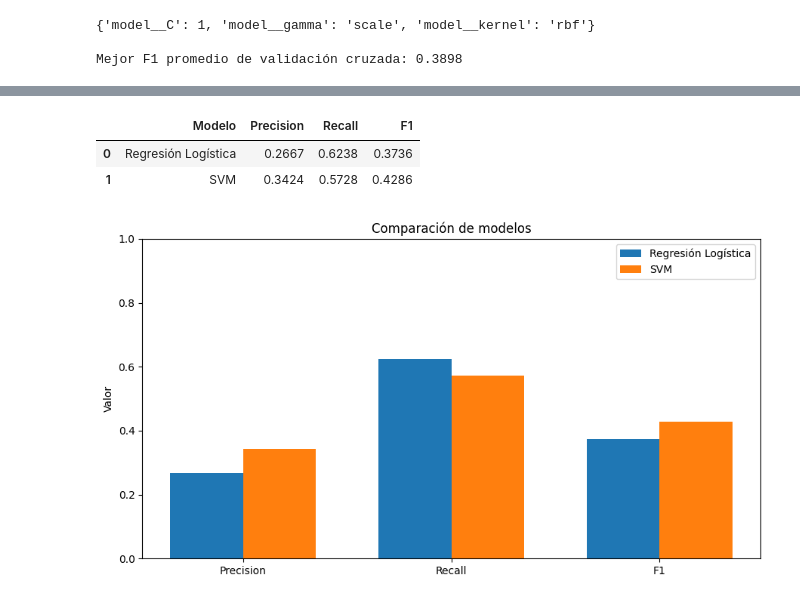
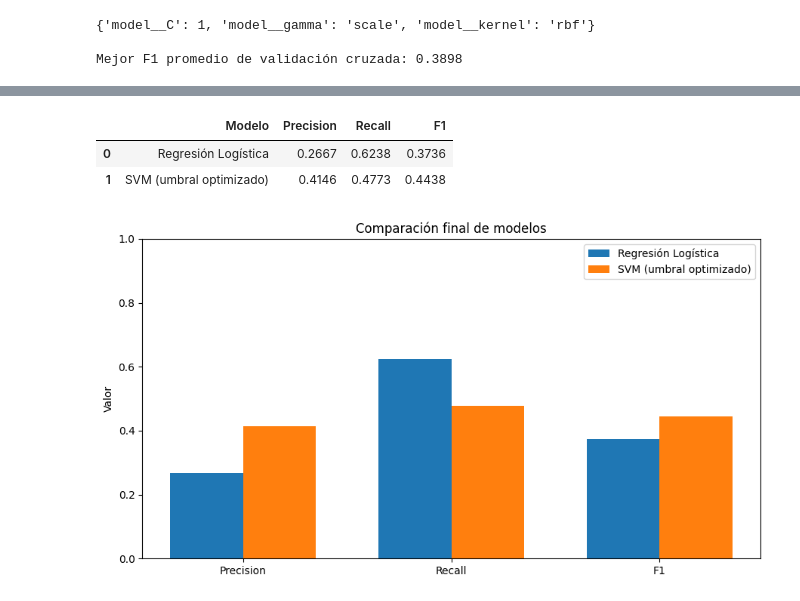
Before and after one commit to LeonardoG2005/Bank-Marketing-Database, a Jupyter notebook: Bank_Marketing_Database_Proyecto1.ipynb, the cells around one changed output, grey strips where cells are left out. Cells and saved outputs as stored; diff of their text form; code cells hidden in the pictures.

Commit message:
🎯 feat: tune SVM decision threshold and finalize model comparison

```diff
--- a/Bank_Marketing_Database_Proyecto1.ipynb
+++ b/Bank_Marketing_Database_Proyecto1.ipynb
@@ -814,0 +895,14 @@ weighted avg     0.8682    0.8213    0.8396      9043
+# %%
+# Seleccionar el umbral que maximiza el F1 de la clase Yes
+
+best_threshold_row = threshold_results_df.loc[
+    threshold_results_df["F1"].idxmax()
+]
+
+best_threshold = best_threshold_row["Umbral"]
+
+print("Mejor umbral encontrado mediante validación cruzada:")
+print(f"Umbral:    {best_threshold:.2f}")
+print(f"Precision: {best_threshold_row['Precision']:.4f}")
+print(f"Recall:    {best_threshold_row['Recall']:.4f}")
+print(f"F1:        {best_threshold_row['F1']:.4f}")
@@ -835,10 +1010,10 @@ Los resultados mostrados a continuación corresponden al conjunto de prueba rese
 # Tabla comparativa final
 
 results = pd.DataFrame({
-    "Modelo": ["Regresión Logística", "SVM"],
-    "Precision": [precision_lr, precision_svm],
-    "Recall": [recall_lr, recall_svm],
-    "F1": [f1_lr, f1_svm]
+    "Modelo": ["Regresión Logística", "SVM (umbral optimizado)"],
+    "Precision": [precision_lr, precision_svm_threshold],
+    "Recall": [recall_lr, recall_svm_threshold],
+    "F1": [f1_lr, f1_svm_threshold]
 })
 
 display(results.style.format({
@@ -849,24 +1024,34 @@ display(results.style.format({
 # %% [output]
 |  | Modelo | Precision | Recall | F1 |
 | 0 | Regresión Logística | 0.2667 | 0.6238 | 0.3736 |
-| 1 | SVM | 0.3424 | 0.5728 | 0.4286 |
+| 1 | SVM (umbral optimizado) | 0.4146 | 0.4773 | 0.4438 |
 # %%
-# 12.2 Gráfico comparativo de métricas
+# Gráfico comparativo de métricas
 
 metrics = ["Precision", "Recall", "F1"]
 x = np.arange(len(metrics))
 width = 0.35
 
 plt.figure(figsize=(9, 5))
-plt.bar(x - width/2, results.loc[0, metrics], width, label="Regresión Logística")
-plt.bar(x + width/2, results.loc[1, metrics], width, label="SVM")
+plt.bar(
+    x - width/2,
+    results.loc[0, metrics],
+    width,
+    label="Regresión Logística"
+)
+plt.bar(
+    x + width/2,
+    results.loc[1, metrics],
+    width,
+    label="SVM (umbral optimizado)"
+)
 
 plt.xticks(x, metrics)
 plt.ylim(0, 1)
 plt.ylabel("Valor")
-plt.title("Comparación de modelos")
+plt.title("Comparación final de modelos")
 plt.legend()
 plt.tight_layout()
 plt.show()
 # %% [output]
-[figure, old version]
+[figure, new version]
```
Also changed, not shown: parts of 10 cells of this notebook.
